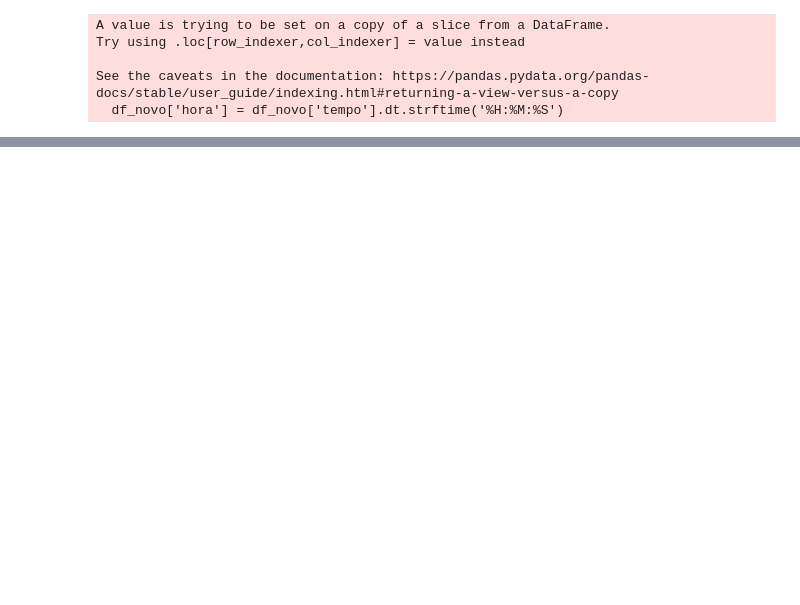
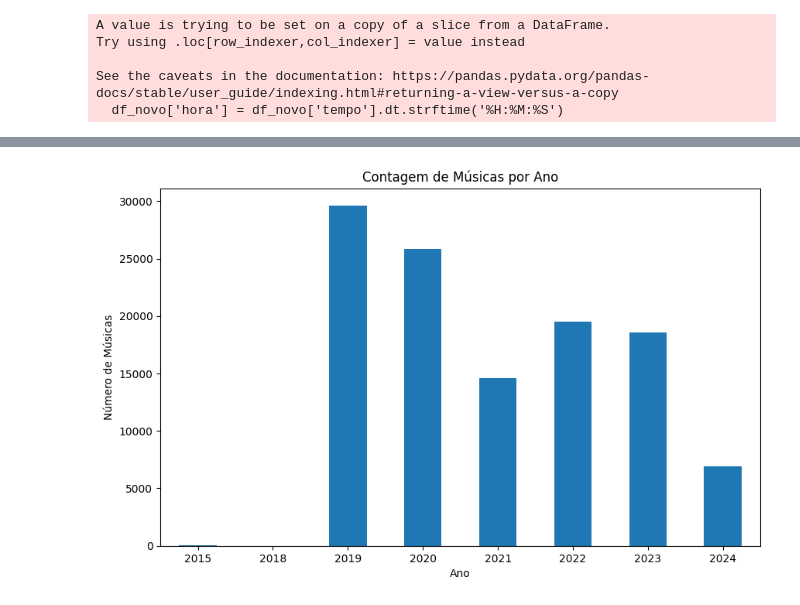
Before and after one commit to viniciuslino1/python_learning, a Jupyter notebook: pandas_análise_dados.ipynb, the cells around one changed output, grey strips where cells are left out. Cells and saved outputs as stored; diff of their text form; code cells hidden in the pictures; blank space fills up the shorter version.

```diff
--- a/pandas_análise_dados.ipynb
+++ b/pandas_análise_dados.ipynb
@@ -976,0 +991,3 @@ df_novo.head()
+# %%
+#retirar na das colunas musica, artista e album somente
+df_novo_burn = df_novo.dropna(subset=['musica', 'artista', 'album'])
@@ -976,0 +1020,2 @@ df_novo.head()
+# %%
+df_novo_burn['data'] = pd.to_datetime(df_novo_burn['data'], format='mixed')
@@ -976,0 +1028,2 @@ df_novo.head()
+# %%
+df_novo_burn['ano'] = df_novo_burn['data'].dt.year
@@ -976,0 +1045,12 @@ df_novo.head()
+# %%
+contagem_musicas_por_ano = df_novo_burn['ano'].value_counts().sort_index()
+# %%
+plt.figure(figsize=(10, 6))
+contagem_musicas_por_ano.plot(kind='bar')
+plt.xlabel('Ano')
+plt.ylabel('Número de Músicas')
+plt.title('Contagem de Músicas por Ano')
+plt.xticks(rotation=0)
+plt.show()
+# %% [output]
+[figure, added]
```
Also changed, not shown: parts of 8 cells of this notebook.
